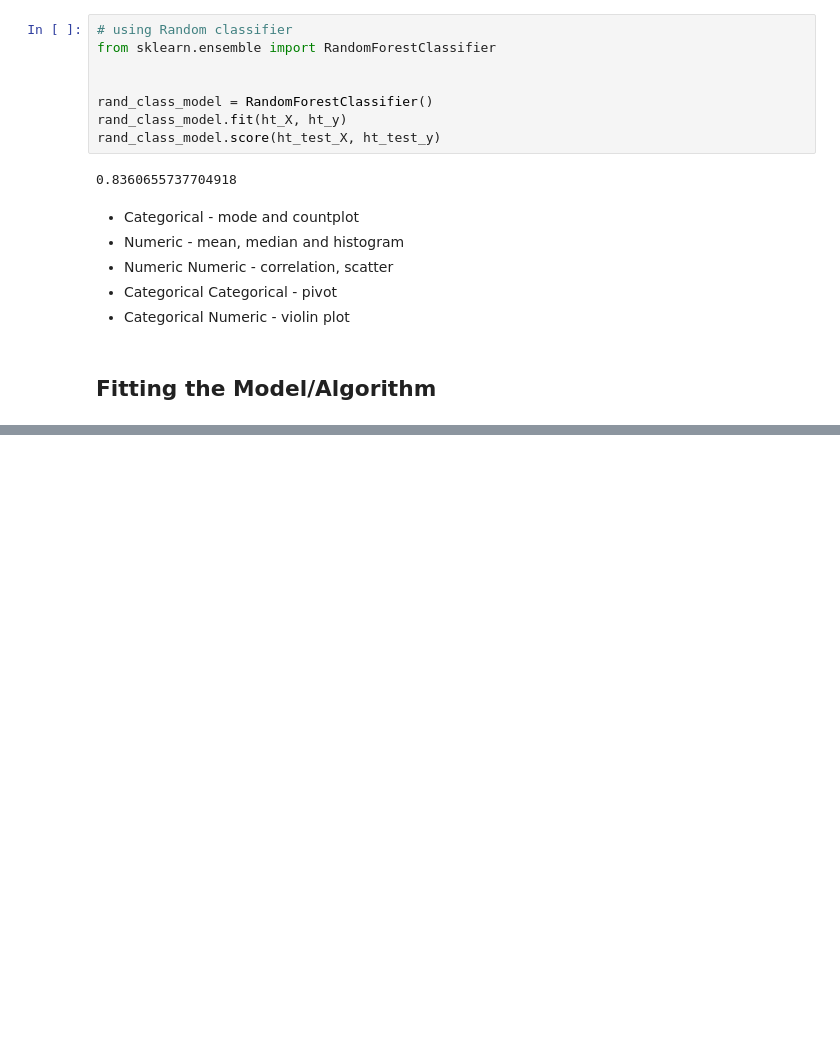
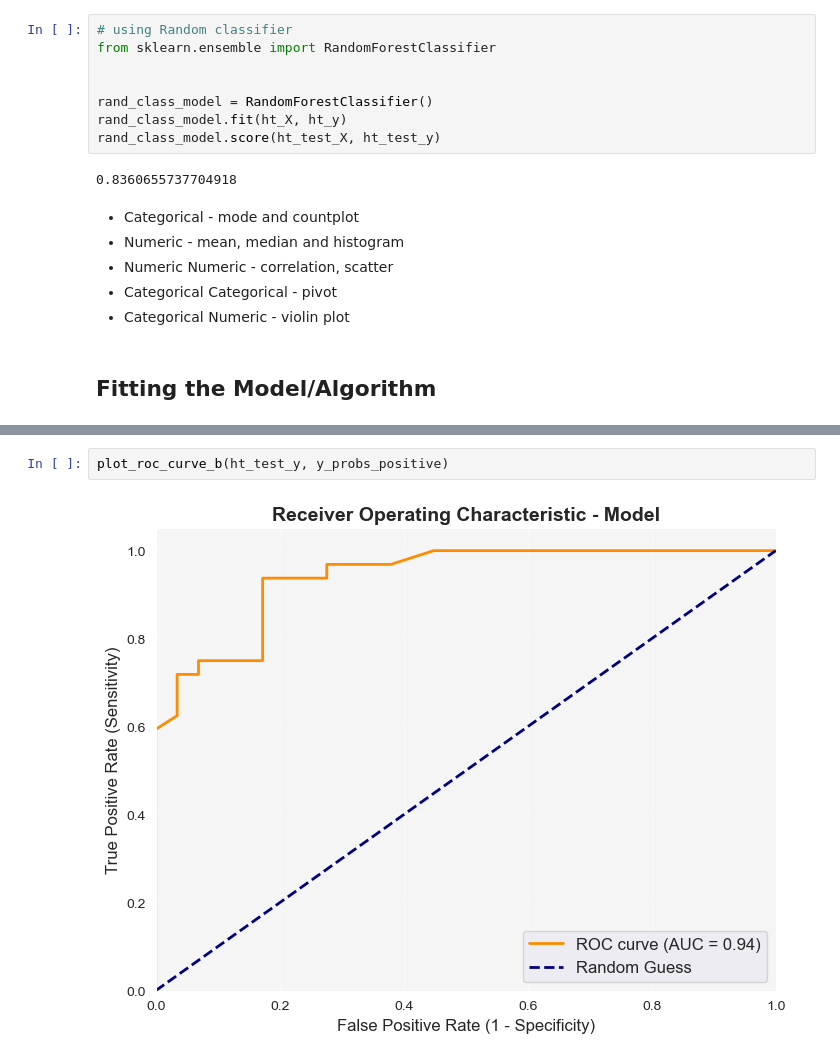
Before and after one commit to SOkwharobo/ml-journey, a Jupyter notebook: 1/scikit_learn_.ipynb, the cells around one changed output, grey strips where cells are left out. Saved outputs shown, nothing was run; the diff lists cells and outputs as text; blank space fills up the shorter version.

```diff
--- a/1/scikit_learn_.ipynb
+++ b/1/scikit_learn_.ipynb
@@ -825,0 +998,4 @@ rand_class_model.score(ht_test_X, ht_test_y)
+# %%
+plot_roc_curve_b(ht_test_y, y_probs_positive)
+# %% [output]
+[figure, added]
```
Also changed, not shown: parts of 118 cells of this notebook, 4 other files.
